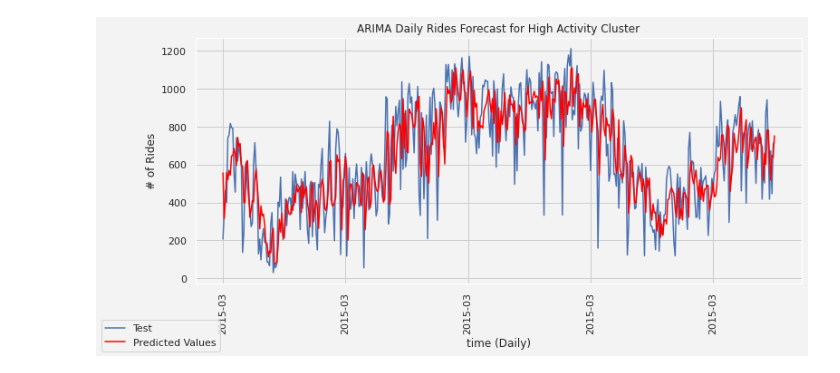
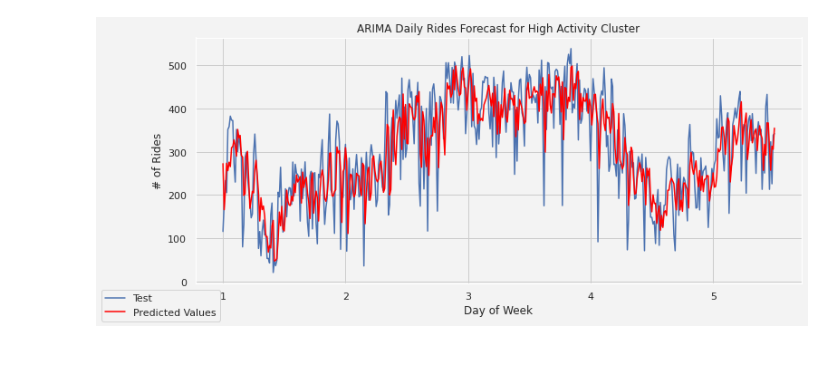
Before and after one commit to evan-kiolbassa/citibike, a Jupyter notebook: Models/Ride Demand Time Series Analysis.ipynb, the cells around one changed output. Saved outputs shown, nothing was run; the diff lists cells and outputs as text; code cells hidden in the pictures.

```diff
--- a/Models/Ride Demand Time Series Analysis.ipynb
+++ b/Models/Ride Demand Time Series Analysis.ipynb
@@ -57,3 +78,7 @@ rider_demand_0 = pd.Series(rider_df_0[pd.IndexSlice[:,0]])
 # %%
 true_rides_0 = pd.Series(rider_df[pd.IndexSlice[:,0]])
+# %%
+true_rides_0,lam = boxcox(true_rides_0)
+# %%
+true_rides_0 = pd.Series(true_rides_0)
 # %%
@@ -150,0 +154,2 @@ Test RMSE: 181.923
+# %%
+real_demand_fit, predictions, test, residuals = model_creation(true_rides_0)
@@ -151,14 +174,14 @@ Test RMSE: 181.923
 # %%
 colors = ["#263571", '#ea2029', '#39a2e1']
 sns.set(rc={'axes.facecolor':'#f3f3f3', 'figure.facecolor':'#f3f3f3', 'grid.color': '#cdcdcd'})
 fig, ax1 = plt.subplots(figsize = (12,5))
-ax1.set_xticklabels(true_rides_0.index.strftime('%Y-%m'),rotation=90)
-ax1.set_xlabel('time (Daily)')
+ax1.set_xticklabels(true_rides_0.index)
+ax1.set_xlabel('Day of Week')
 ax1.set_ylabel('# of Rides')
 plt.plot(test)
 plt.plot(predictions, color='red')
 fig.legend(['Test','Predicted Values'], loc=3)
 plt.title('ARIMA Daily Rides Forecast for High Activity Cluster')
 plt.show()
 # %% [output]
-[figure, old version]
+[figure, new version]
```
Also changed, not shown: parts of 40 cells of this notebook, 1 other file.
